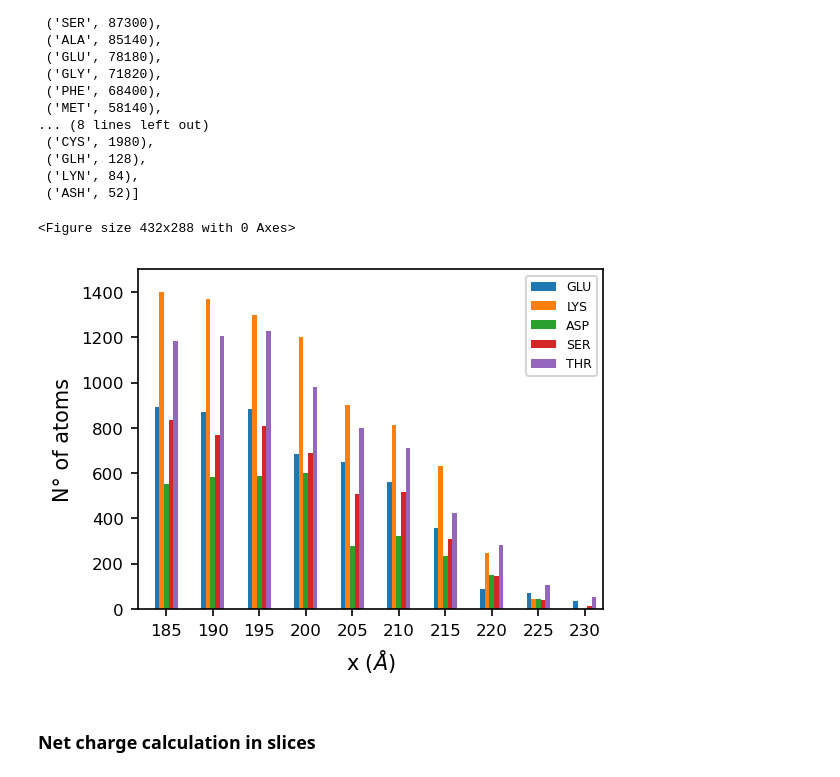
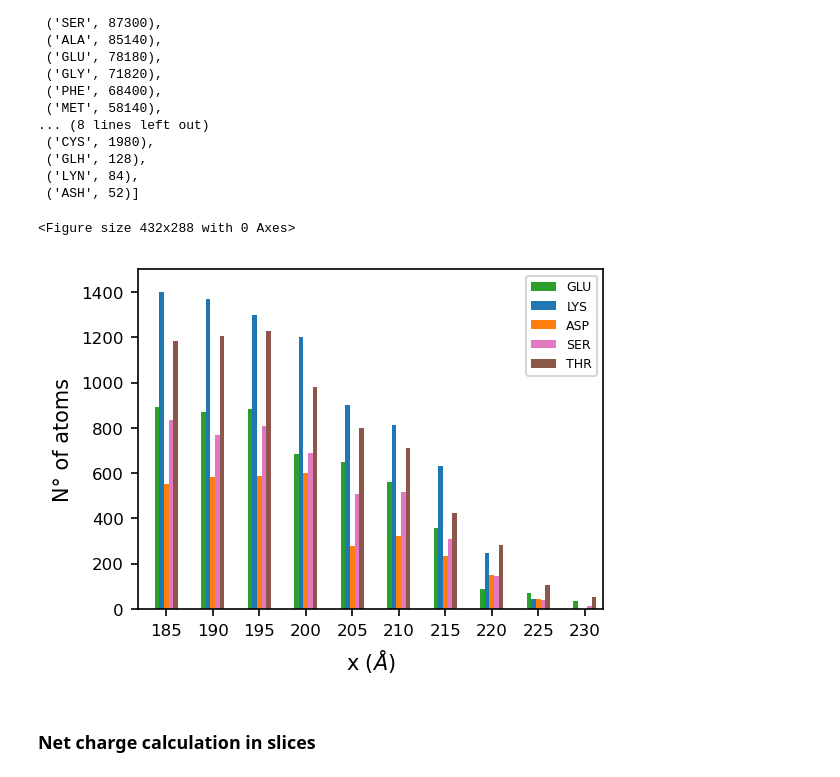
Before and after one commit to iaddison-smith/plots_afmtip, a Jupyter notebook: Forcesqf_afmtip.ipynb, the cells around one changed output. Drawn from its saved outputs; the diff is of its cells as text; code cells hidden in the pictures.

Commit message:
added plots color constant for aminoacid

```diff
--- a/Forcesqf_afmtip.ipynb
+++ b/Forcesqf_afmtip.ipynb
@@ -161,15 +161,19 @@ fqf_386, fqf_mag_386, Fqf_386, Fqf_mag_386 = compute_force(delta_dphi_386_local,
 if case == 'sphere':
     f_tot_mag_386 = numpy.sqrt((-2.1197685475579964)**2+(0.36092747252832624)**2+(0.00760169067022572)**2) #Sphere
     top_aa = ['GLU','LYS','ASP','SER','THR']
+    top_aa_color = ['tab:green','tab:blue','tab:orange','tab:pink','tab:brown']
 elif case == 'cone':
     f_tot_mag_386 = numpy.sqrt((-2.218853305353352123)**2+(2.968578948845190801e-01)**2+(-3.644038752826838506e-02)**2) #Cone
     top_aa = ['GLU','ASP','LYS','THR','SER']
+    top_aa_color = ['tab:green','tab:orange','tab:blue','tab:brown','tab:pink']
 elif case == 'cone_40_mM':
     f_tot_mag_386 = numpy.sqrt((-3.594757604969431419)**2+(8.692406834832719364e-02)**2+(-3.006900128187715501e-02)**2) #Cone 40 mM
     top_aa = ['LYS','GLU','ASP','ARG','THR']
+    top_aa_color = ['tab:blue','tab:green','tab:orange','tab:red','tab:brown']
 elif case == 'cone_20_mM':
     f_tot_mag_386 = numpy.sqrt((-3.661415682242961545)**2+(-2.450613861796472615e-01)**2+(1.699086204800153155e-01)**2) #Cone 20 mM
     top_aa = ['LYS','ASP','GLU','ARG','ILE']
+    top_aa_color = ['tab:blue','tab:orange','tab:green','tab:red','tab:purple']
 
 # Identify aminoacids in .pqr file
 types = []
@@ -390,25 +419,25 @@ Total number of amino acids atoms: 1576628
 # %%
 h= 5
 planes, n_atoms = get_atoms_aminoacid_planes(-285,285,h,types,position,amino_acid_name)
 
 plt.clf()
 plt.figure(figsize=(4,3),dpi=150)
-plt.bar(planes-2*h/10, n_atoms[top_aa[0]],width=h/10,label=top_aa[0])
-plt.bar(planes-h/10, n_atoms[top_aa[1]],width=h/10,label=top_aa[1])
-plt.bar(planes, n_atoms[top_aa[2]],width=h/10,label=top_aa[2])
-plt.bar(planes+h/10, n_atoms[top_aa[3]],width=h/10,label=top_aa[3])
-plt.bar(planes+2*h/10, n_atoms[top_aa[4]],width=h/10,label=top_aa[4])
+plt.bar(planes-2*h/10, n_atoms[top_aa[0]],width=h/10,label=top_aa[0],color=top_aa_color[0])
+plt.bar(planes-h/10, n_atoms[top_aa[1]],width=h/10,label=top_aa[1],color=top_aa_color[1])
+plt.bar(planes, n_atoms[top_aa[2]],width=h/10,label=top_aa[2],color=top_aa_color[2])
+plt.bar(planes+h/10, n_atoms[top_aa[3]],width=h/10,label=top_aa[3],color=top_aa_color[3])
+plt.bar(planes+2*h/10, n_atoms[top_aa[4]],width=h/10,label=top_aa[4],color=top_aa_color[4])
 plt.legend(prop={'size': 6})
 plt.xlabel('x $(\AA)$')
 plt.ylabel(r'N° of atoms')
 plt.xticks(numpy.linspace(185,240,(240-185)//h +1))
 plt.xlim([182,232])
 plt.ylim([0,1500])
 plt.savefig('plots\\forces_qf_condelta_bar_{0}ang_4c_{1}.pdf'.format(h,case), format='pdf',dpi=300,bbox_inches='tight')
 plt.show()
 # %% [output]
 <Figure size 432x288 with 0 Axes>
-[figure, old version]
+[figure, new version]
 # %% [markdown]
 ### Net charge calculation in slices
 # %%
```
Also changed, not shown: parts of 26 cells of this notebook.
